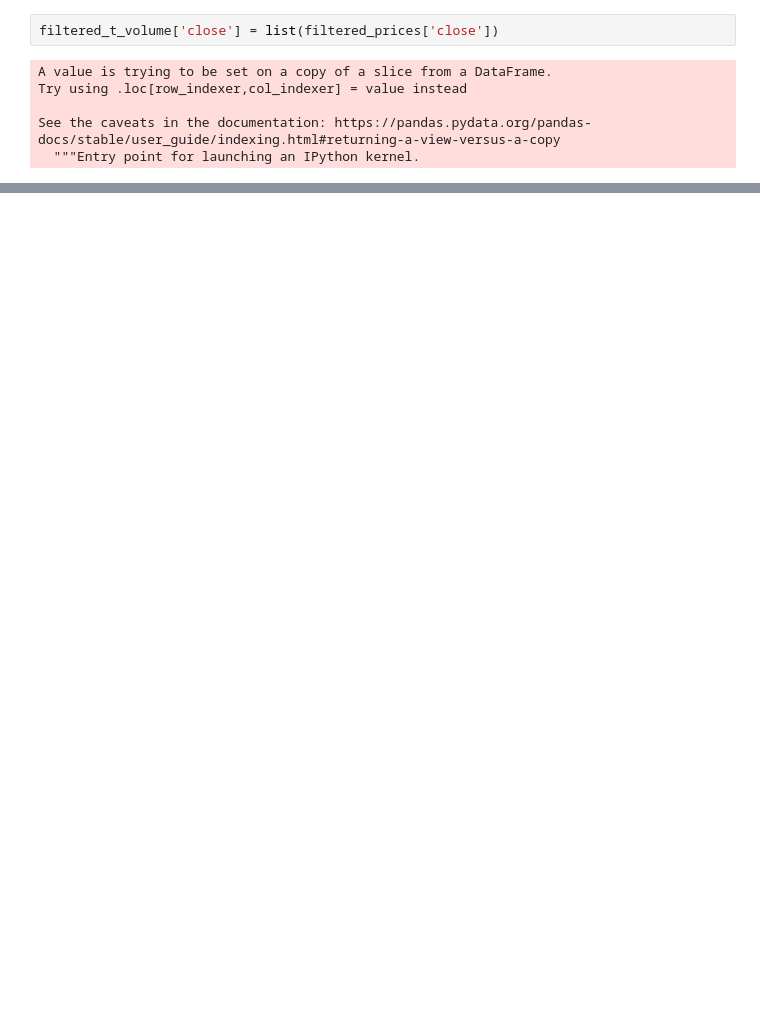
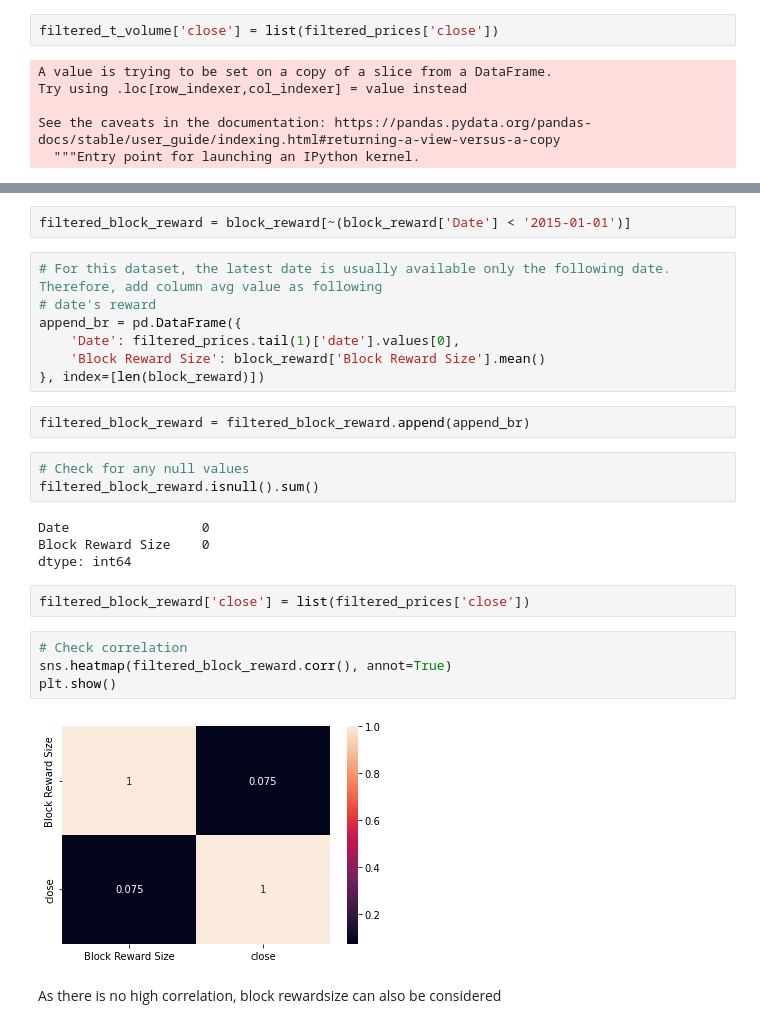
Before and after one commit to Ammar-Raneez/BitForecast, a Jupyter notebook: ml/notebooks/preprocessing/create_dataset.ipynb, the cells around one changed output, grey strips where cells are left out. Saved outputs shown, nothing was run; the diff lists cells and outputs as text; blank space fills up the shorter version.

Commit message:
feat: add block reward dataset analysis

```diff
--- a/ml/notebooks/preprocessing/create_dataset.ipynb
+++ b/ml/notebooks/preprocessing/create_dataset.ipynb
@@ -171,0 +223,28 @@ As there is not high correlation, twitter volume can be considered. (Usually, fe
+# %%
+filtered_block_reward = block_reward[~(block_reward['Date'] < '2015-01-01')]
+# %%
+# For this dataset, the latest date is usually available only the following date. Therefore, add column avg value as following
+# date's reward
+append_br = pd.DataFrame({
+    'Date': filtered_prices.tail(1)['date'].values[0],
+    'Block Reward Size': block_reward['Block Reward Size'].mean()
+}, index=[len(block_reward)])
+# %%
+filtered_block_reward = filtered_block_reward.append(append_br)
+# %%
+# Check for any null values
+filtered_block_reward.isnull().sum()
+# %% [output]
+Date                 0
+Block Reward Size    0
+dtype: int64
+# %%
+filtered_block_reward['close'] = list(filtered_prices['close'])
+# %%
+# Check correlation
+sns.heatmap(filtered_block_reward.corr(), annot=True)
+plt.show()
+# %% [output]
+[figure, added]
+# %% [markdown]
+As there is no high correlation, block rewardsize can also be considered
```
Also changed, not shown: parts of 13 cells of this notebook.
